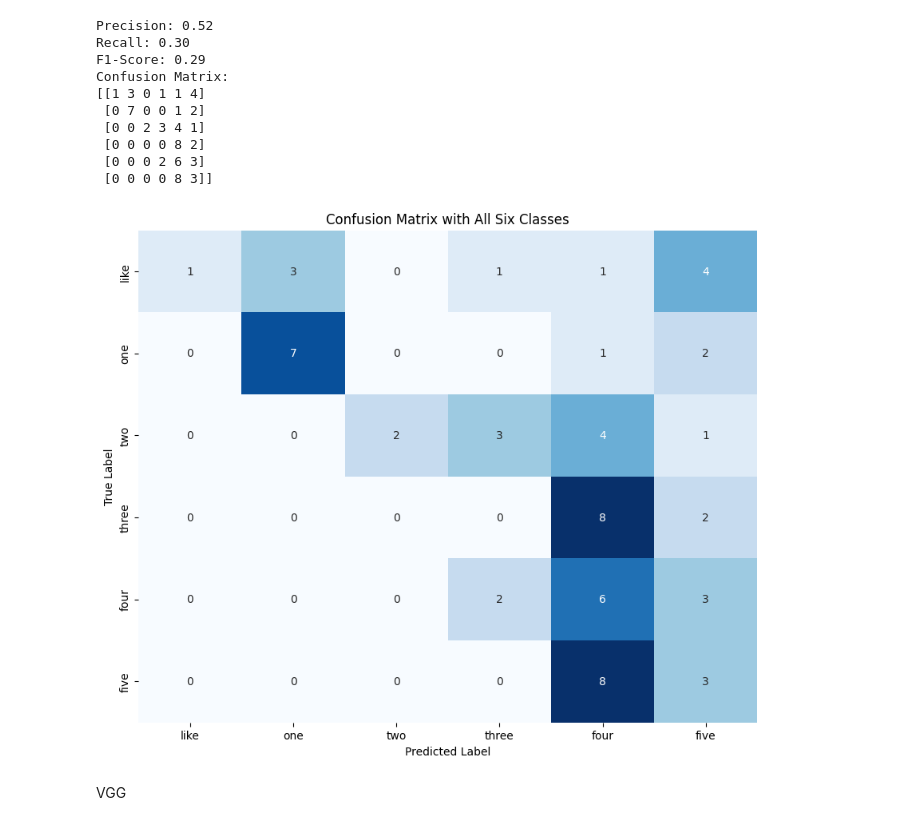
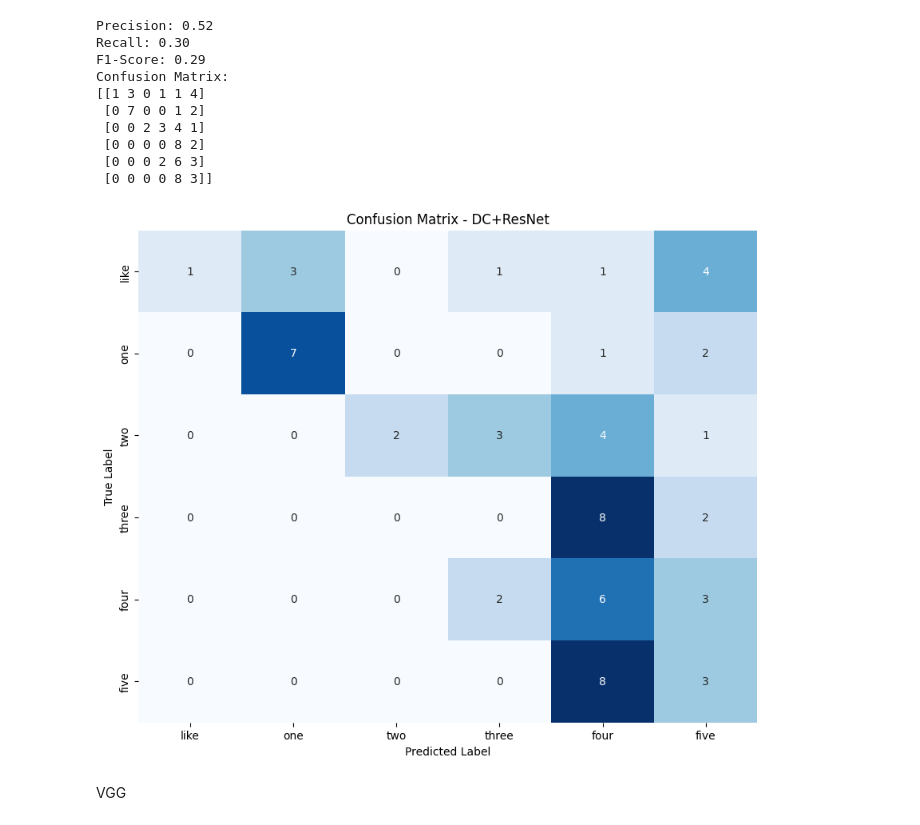
Before and after one commit to hsun26/CS445-Project, a Jupyter notebook: Dual_CNN_(use_new_dataset).ipynb, the cells around one changed output. Saved outputs shown, nothing was run; the diff lists cells and outputs as text; code cells hidden in the pictures.

```diff
--- a/Dual_CNN_(use_new_dataset).ipynb
+++ b/Dual_CNN_(use_new_dataset).ipynb
@@ -1626,20 +1626,20 @@ Confusion Matrix:
 # %%
 label_names = ['like', 'one', 'two', 'three', 'four', 'five']
 
 # Convert the names to the corresponding numeric labels for the confusion matrix
 numeric_labels = [0, 1, 2, 3, 4, 5]
 
 conf_matrix = confusion_matrix(labels_list, predictions, labels=numeric_labels)
 
 plt.figure(figsize=(10, 8))
 sns.heatmap(conf_matrix, annot=True, fmt="d", cmap="Blues", cbar=False,
             xticklabels=label_names, yticklabels=label_names)
 plt.xlabel("Predicted Label")
 plt.ylabel("True Label")
-plt.title("Confusion Matrix with All Six Classes")
+plt.title("Confusion Matrix - DC+ResNet")
 plt.show()
 # %% [output]
-[figure, old version]
+[figure, new version]
 # %% [markdown]
 VGG
 # %%
```
Also changed, not shown: parts of 3 cells of this notebook.
